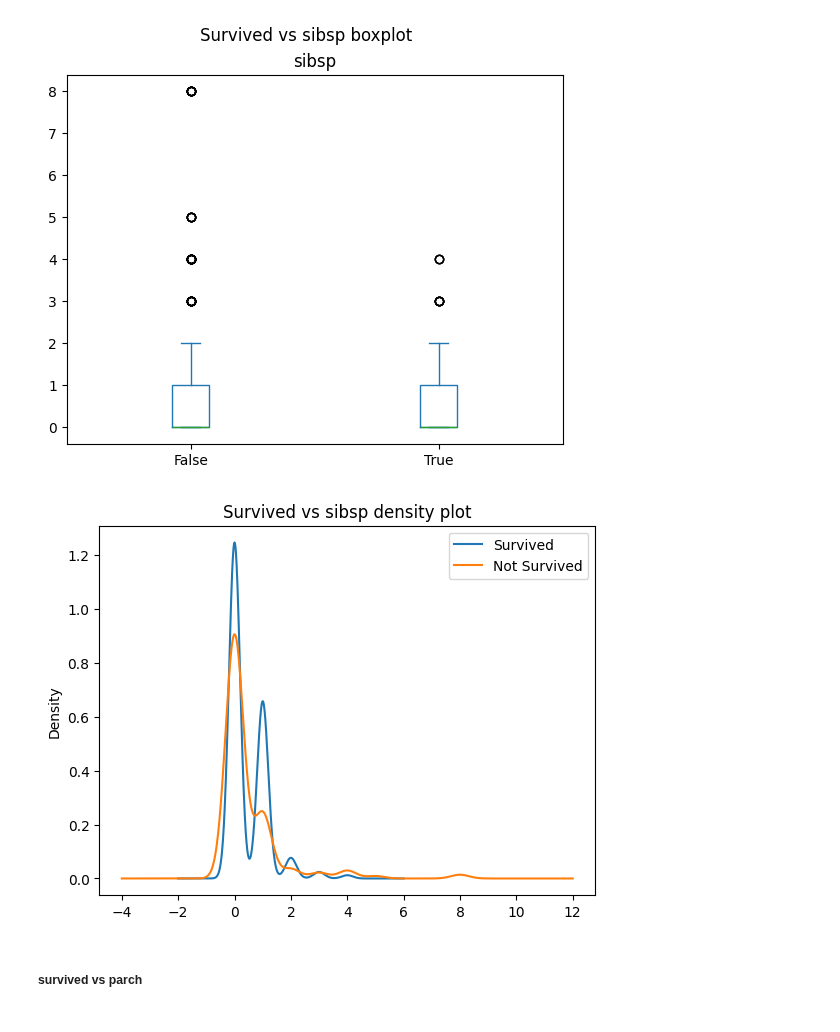
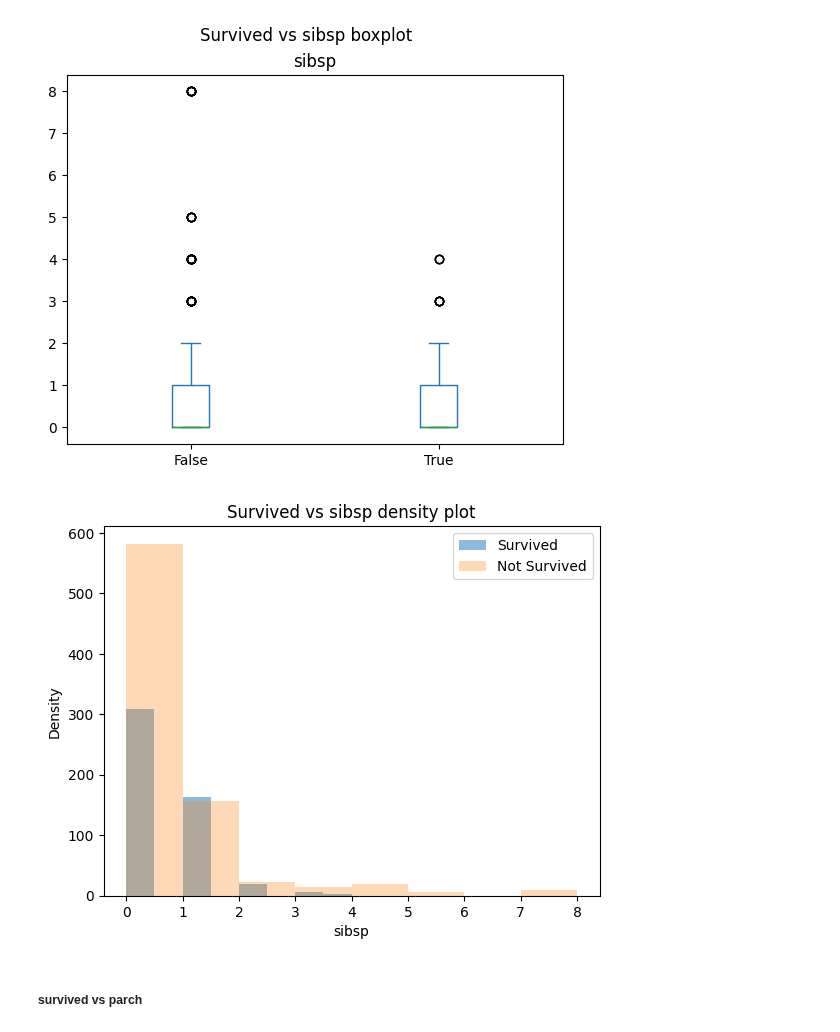
Before and after one commit to JoseRZapata/demo-data-science-template, a Jupyter notebook: notebooks/3-analysis/02-jrz-data_description_Manual-pandas-2024_10_24.ipynb, the cells around one changed output. Drawn from its saved outputs; the diff is of its cells as text; code cells hidden in the pictures.

```diff
--- a/notebooks/3-analysis/02-jrz-data_description_Manual-pandas-2024_10_24.ipynb
+++ b/notebooks/3-analysis/02-jrz-data_description_Manual-pandas-2024_10_24.ipynb
@@ -477,20 +479,24 @@ titanic_df.plot(
 [figure]
 # %%
 titanic_df[titanic_df["survived"] == 1][variable].plot(
-    kind="kde",
+    kind="hist",
     label="Survived",
     legend=True,
+    bins=8,
+    alpha=0.5,
     title=f"Survived vs {variable} density plot",
 )
 titanic_df[titanic_df["survived"] == 0][variable].plot(
-    kind="kde",
+    kind="hist",
     label="Not Survived",
     legend=True,
+    bins=8,
+    alpha=0.3,
     xlabel=variable,
     ylabel="Density",
 );
 # %% [output]
-[figure, old version]
+[figure, new version]
 # %% [markdown]
 ##### survived vs parch
 # %%
```
Also changed, not shown: parts of 34 cells of this notebook.
